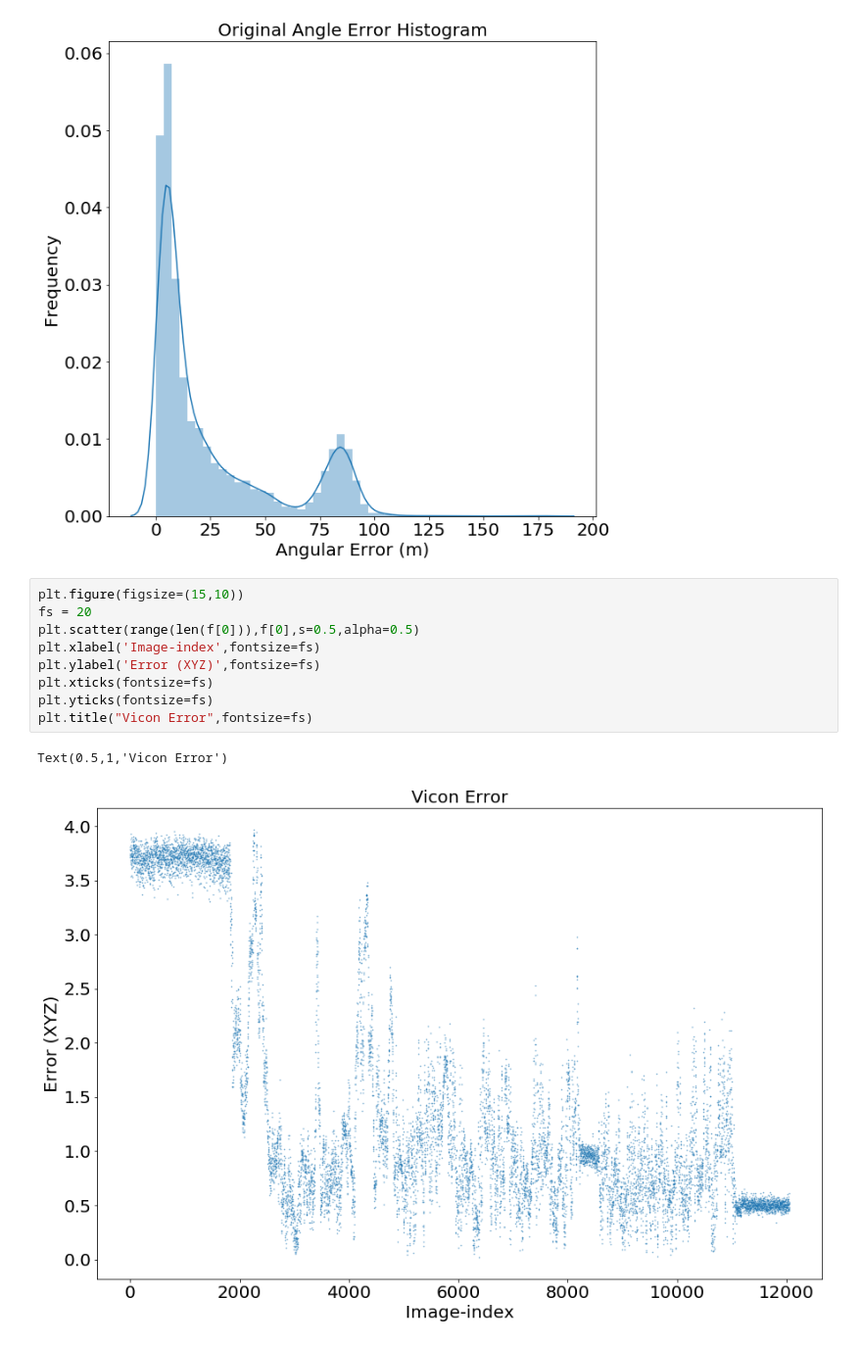
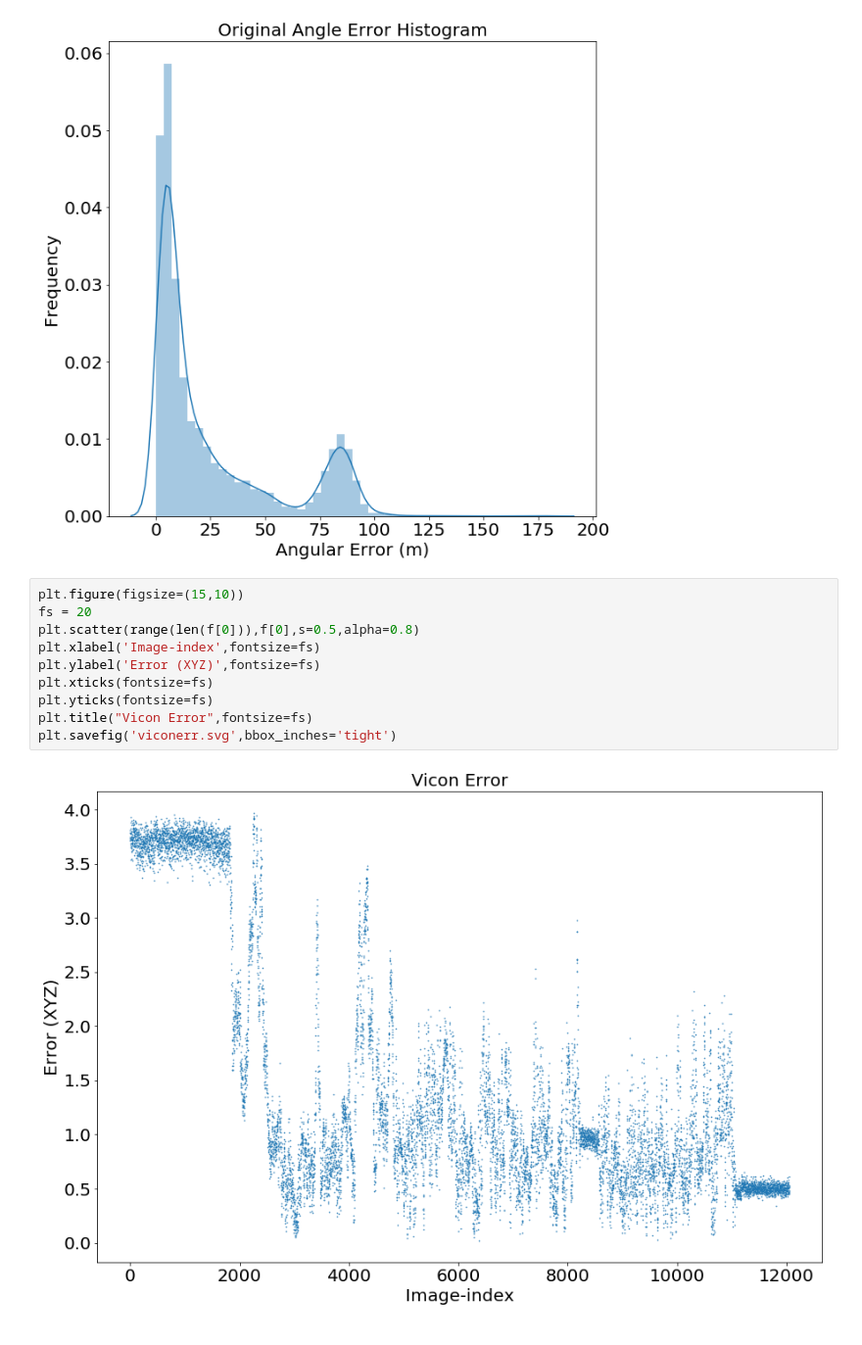
Before and after one commit to shaandesai1/sensornetworks, a Jupyter notebook: lab2/plotter_hist.ipynb, the cells around one changed output. Shown: that part at 98% size. Drawn from its saved outputs; the diff is of its cells as text.

```diff
--- a/lab2/plotter_hist.ipynb
+++ b/lab2/plotter_hist.ipynb
@@ -34,12 +34,12 @@ plt.savefig('origangle.svg',bbox_inches='tight')
 # %%
 plt.figure(figsize=(15,10))
 fs = 20
-plt.scatter(range(len(f[0])),f[0],s=0.5,alpha=0.5)
+plt.scatter(range(len(f[0])),f[0],s=0.5,alpha=0.8)
 plt.xlabel('Image-index',fontsize=fs)
 plt.ylabel('Error (XYZ)',fontsize=fs)
 plt.xticks(fontsize=fs)
 plt.yticks(fontsize=fs)
 plt.title("Vicon Error",fontsize=fs)
+plt.savefig('viconerr.svg',bbox_inches='tight')
 # %% [output]
-Text(0.5,1,'Vicon Error')
-[figure, old version]
+[figure, new version]
```
Also changed, not shown: 4 other files.
